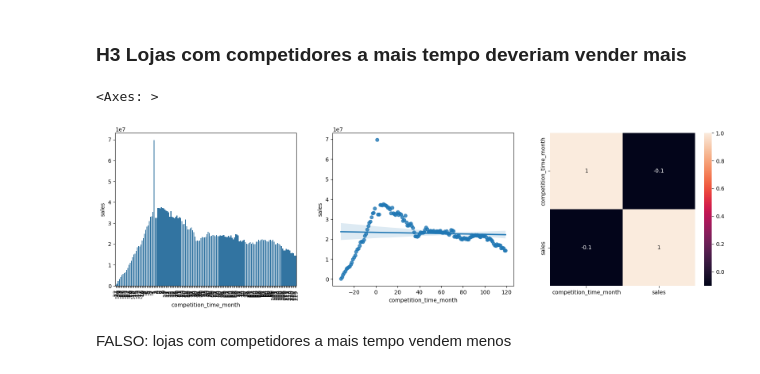
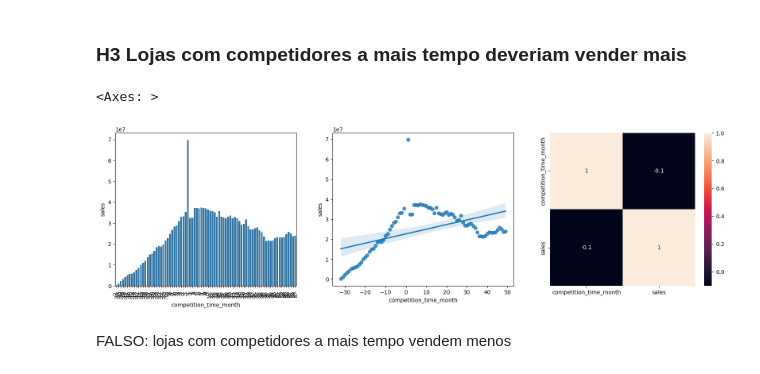
Before and after one commit to juanzimmer/ds_prod_resumo, a Jupyter notebook: notebook.ipynb, the cells around one changed output. Saved outputs shown, nothing was run; the diff lists cells and outputs as text; code cells hidden in the pictures.

```diff
--- a/notebook.ipynb
+++ b/notebook.ipynb
@@ -572,21 +572,21 @@ Falsa: lojas com competidores mais proximos vendem mais
 # %%
 plt.figure(figsize=(20, 5))
 
 aux = df4[['competition_time_month', 'sales']].groupby('competition_time_month').sum().reset_index()
-aux = aux[(aux['competition_time_month'] < 120) & (aux['competition_time_month'] != 0)]
+aux = aux[(aux['competition_time_month'] < 50) & (aux['competition_time_month'] != 0)]
 
 plt.subplot(1, 3, 1)
 sns.barplot(data = aux, x = 'competition_time_month', y = 'sales')
-plt.xticks(rotation = 90);
+plt.xticks(rotation = 120)
 
 plt.subplot(1, 3, 2)
 sns.regplot(data = aux, x = 'competition_time_month', y = 'sales')
 
 plt.subplot(1, 3, 3)
 aux = df4[['competition_time_month', 'sales']].groupby('competition_time_month').sum().reset_index()
 sns.heatmap(aux.corr(method='pearson'), annot=True)
 # %% [output]
 <Axes: >
-[figure, old version]
+[figure, new version]
 # %% [markdown]
 FALSO: lojas com competidores a mais tempo vendem menos
```
Also changed, not shown: parts of 4 cells of this notebook.
